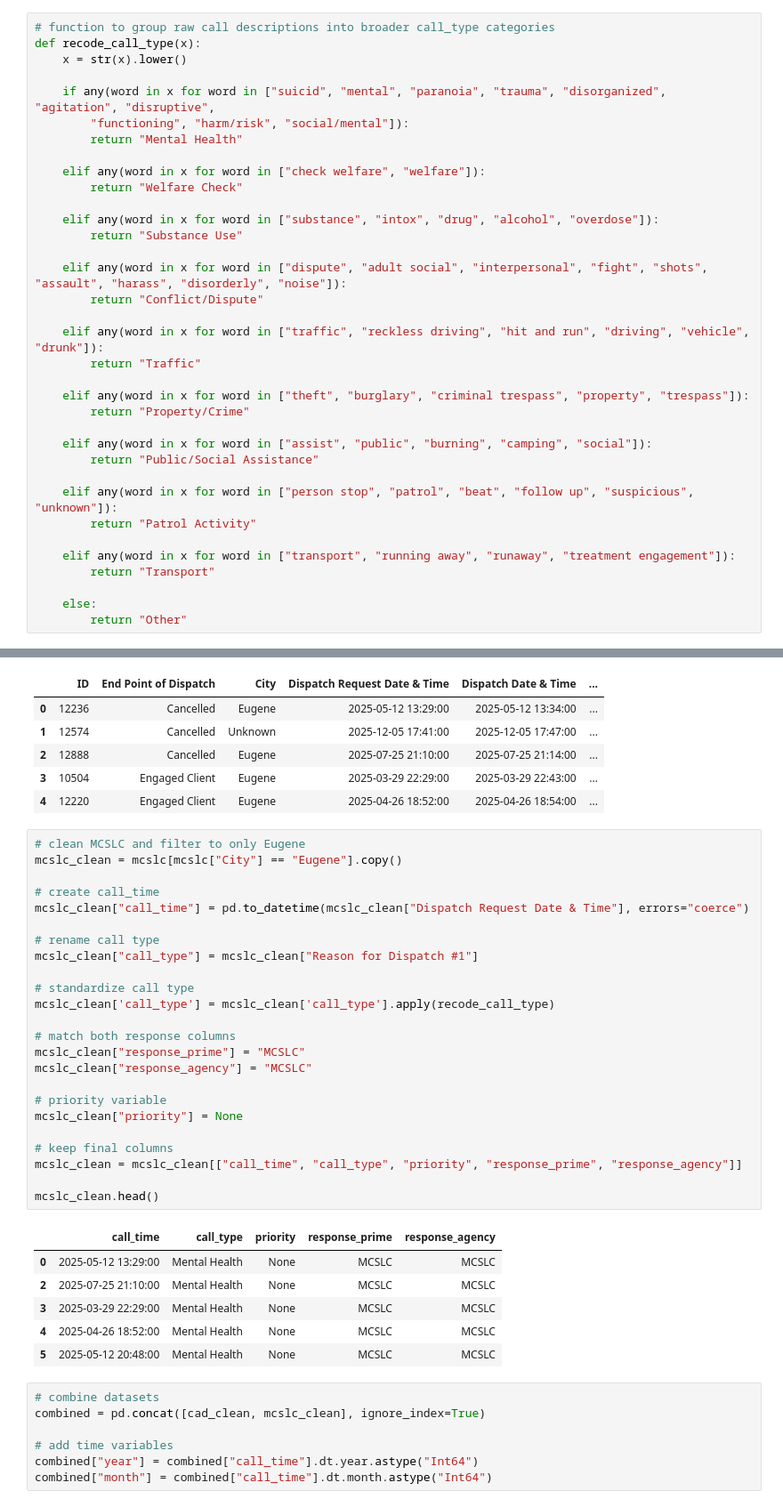
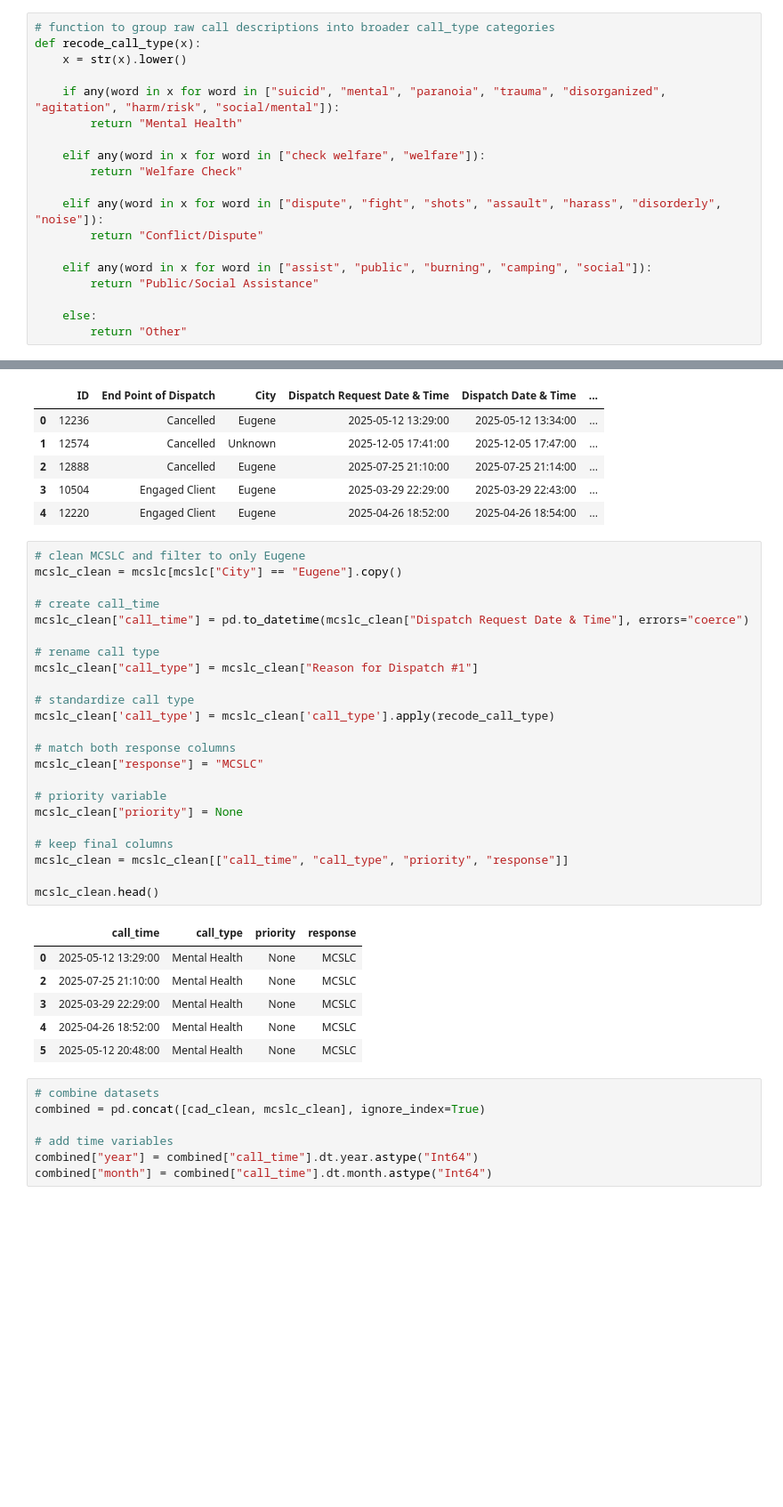
Before and after one commit to sophiafling/cahoots-impact-eugene, a Jupyter notebook: data_cleaning/data_prep.ipynb, the cells around one changed output, grey strips where cells are left out. Shown at 89% size. Cells and saved outputs as stored; diff of their text form; blank space fills up the shorter version.

```diff
--- a/data_cleaning/data_prep.ipynb
+++ b/data_cleaning/data_prep.ipynb
@@ -25,33 +26,17 @@ cad.head()
 def recode_call_type(x):
     x = str(x).lower()
 
-    if any(word in x for word in ["suicid", "mental", "paranoia", "trauma", "disorganized", "agitation", "disruptive",
-        "functioning", "harm/risk", "social/mental"]):
+    if any(word in x for word in ["suicid", "mental", "paranoia", "trauma", "disorganized", "agitation", "harm/risk", "social/mental"]):
         return "Mental Health"
 
     elif any(word in x for word in ["check welfare", "welfare"]):
         return "Welfare Check"
 
-    elif any(word in x for word in ["substance", "intox", "drug", "alcohol", "overdose"]):
-        return "Substance Use"
-
-    elif any(word in x for word in ["dispute", "adult social", "interpersonal", "fight", "shots", "assault", "harass", "disorderly", "noise"]):
+    elif any(word in x for word in ["dispute", "fight", "shots", "assault", "harass", "disorderly", "noise"]):
         return "Conflict/Dispute"
-
-    elif any(word in x for word in ["traffic", "reckless driving", "hit and run", "driving", "vehicle", "drunk"]):
-        return "Traffic"
-
-    elif any(word in x for word in ["theft", "burglary", "criminal trespass", "property", "trespass"]):
-        return "Property/Crime"
 
     elif any(word in x for word in ["assist", "public", "burning", "camping", "social"]):
         return "Public/Social Assistance"
 
-    elif any(word in x for word in ["person stop", "patrol", "beat", "follow up", "suspicious", "unknown"]):
-        return "Patrol Activity"
-
-    elif any(word in x for word in ["transport", "running away", "runaway", "treatment engagement"]):
-        return "Transport"
-
     else:
         return "Other"
@@ -104,34 +94,33 @@ mcslc.head()
 # %%
 # clean MCSLC and filter to only Eugene
 mcslc_clean = mcslc[mcslc["City"] == "Eugene"].copy()
 
 # create call_time
 mcslc_clean["call_time"] = pd.to_datetime(mcslc_clean["Dispatch Request Date & Time"], errors="coerce")
 
 # rename call type
 mcslc_clean["call_type"] = mcslc_clean["Reason for Dispatch #1"]
 
 # standardize call type
 mcslc_clean['call_type'] = mcslc_clean['call_type'].apply(recode_call_type)
 
 # match both response columns
-mcslc_clean["response_prime"] = "MCSLC"
-mcslc_clean["response_agency"] = "MCSLC"
+mcslc_clean["response"] = "MCSLC"
 
 # priority variable
 mcslc_clean["priority"] = None
 
 # keep final columns
-mcslc_clean = mcslc_clean[["call_time", "call_type", "priority", "response_prime", "response_agency"]]
+mcslc_clean = mcslc_clean[["call_time", "call_type", "priority", "response"]]
 
 mcslc_clean.head()
 # %% [output]
-|  | call_time | call_type | priority | response_prime | response_agency |
-| 0 | 2025-05-12 13:29:00 | Mental Health | None | MCSLC | MCSLC |
-| 2 | 2025-07-25 21:10:00 | Mental Health | None | MCSLC | MCSLC |
-| 3 | 2025-03-29 22:29:00 | Mental Health | None | MCSLC | MCSLC |
-| 4 | 2025-04-26 18:52:00 | Mental Health | None | MCSLC | MCSLC |
-| 5 | 2025-05-12 20:48:00 | Mental Health | None | MCSLC | MCSLC |
+|  | call_time | call_type | priority | response |
+| 0 | 2025-05-12 13:29:00 | Mental Health | None | MCSLC |
+| 2 | 2025-07-25 21:10:00 | Mental Health | None | MCSLC |
+| 3 | 2025-03-29 22:29:00 | Mental Health | None | MCSLC |
+| 4 | 2025-04-26 18:52:00 | Mental Health | None | MCSLC |
+| 5 | 2025-05-12 20:48:00 | Mental Health | None | MCSLC |
 # %%
 # combine datasets
 combined = pd.concat([cad_clean, mcslc_clean], ignore_index=True)
```
Also changed, not shown: parts of 10 cells of this notebook.
